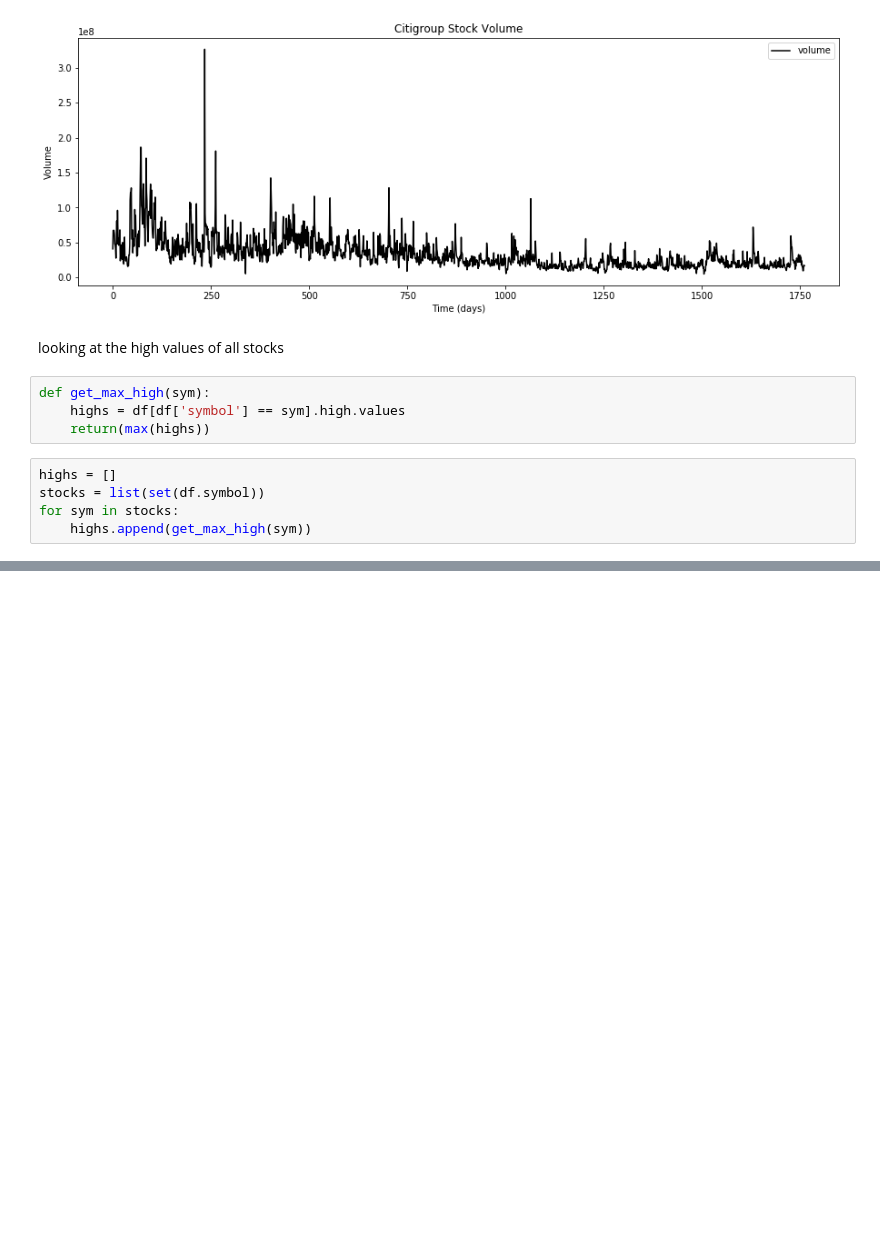
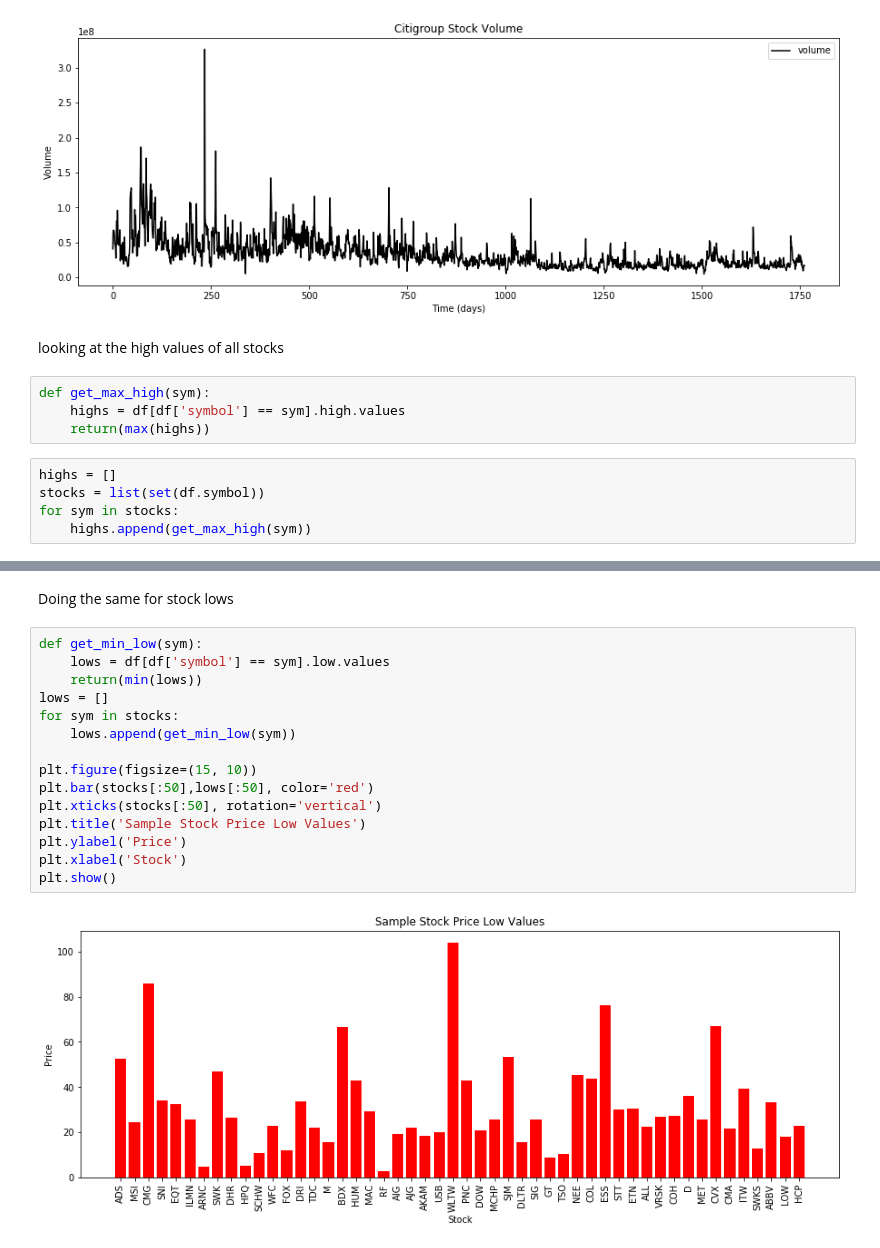
Before and after one commit to MissAle17/dsc-4-final-project-online-ds-sp-000, a Jupyter notebook: student.ipynb, the cells around one changed output, grey strips where cells are left out. Saved outputs shown, nothing was run; the diff lists cells and outputs as text; blank space fills up the shorter version.

```diff
--- a/student.ipynb
+++ b/student.ipynb
@@ -124,0 +125,19 @@ plt.show()
+# %% [markdown]
+Doing the same for stock lows
+# %%
+def get_min_low(sym):
+    lows = df[df['symbol'] == sym].low.values
+    return(min(lows))
+lows = []
+for sym in stocks:
+    lows.append(get_min_low(sym))
+
+plt.figure(figsize=(15, 10))
+plt.bar(stocks[:50],lows[:50], color='red')
+plt.xticks(stocks[:50], rotation='vertical')
+plt.title('Sample Stock Price Low Values')
+plt.ylabel('Price')
+plt.xlabel('Stock')
+plt.show()
+# %% [output]
+[figure, added]
```
Also changed, not shown: parts of 3 cells of this notebook.
